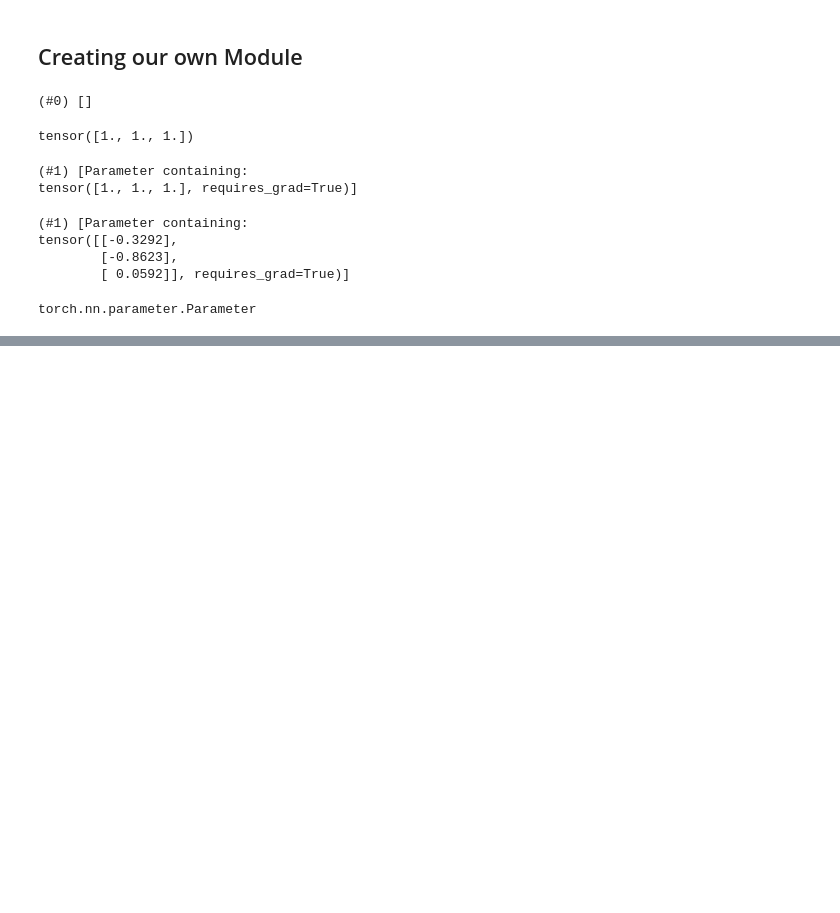
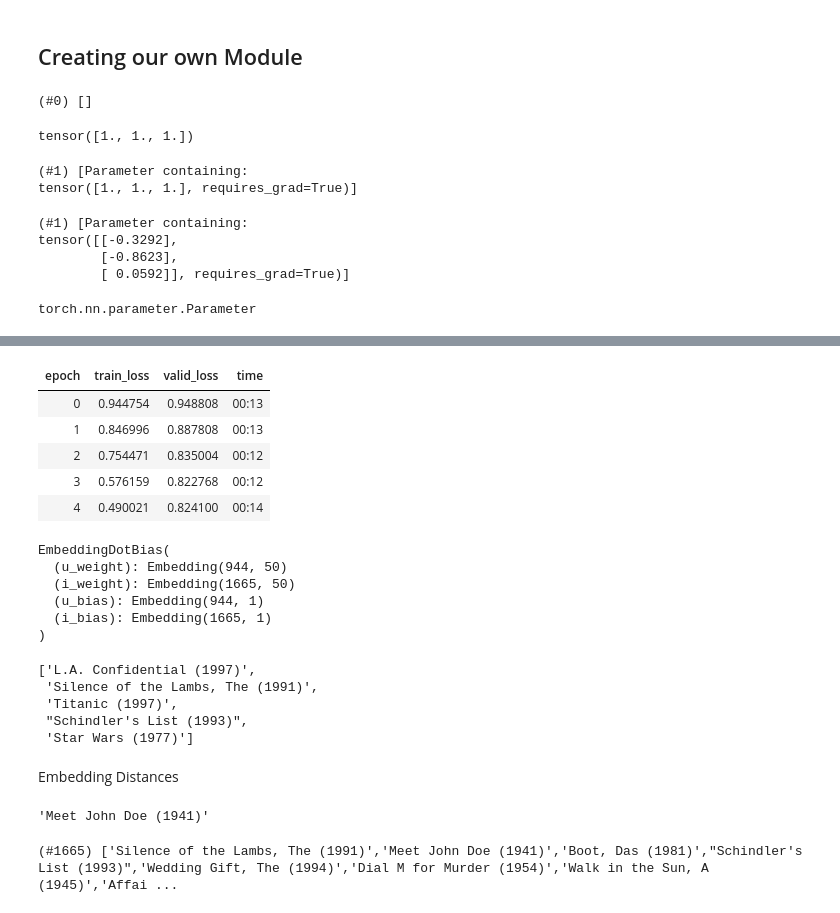
Before and after one commit to mtm-007/Recommeder-Systems, a Jupyter notebook: colabrative_filterig_fastai.ipynb, the cells around one changed output, grey strips where cells are left out. Saved outputs shown, nothing was run; the diff lists cells and outputs as text; code cells hidden in the pictures; blank space fills up the shorter version.

Commit message:
embeddings

```diff
--- a/colabrative_filterig_fastai.ipynb
+++ b/colabrative_filterig_fastai.ipynb
@@ -254,0 +320,45 @@ Learn.fit_one_cycle(5,5e-3,wd=0.1)
+# %%
+learn = collab_learner(dls,n_factors=50,y_range=(0,5.5))
+# %%
+learn.fit_one_cycle(5,5e-3,wd=0.1)
+# %% [output]
+| epoch | train_loss | valid_loss | time |
+| 0 | 0.944754 | 0.948808 | 00:13 |
+| 1 | 0.846996 | 0.887808 | 00:13 |
+| 2 | 0.754471 | 0.835004 | 00:12 |
+| 3 | 0.576159 | 0.822768 | 00:12 |
+| 4 | 0.490021 | 0.824100 | 00:14 |
+# %%
+learn.model
+# %% [output]
+EmbeddingDotBias(
+  (u_weight): Embedding(944, 50)
+  (i_weight): Embedding(1665, 50)
+  (u_bias): Embedding(944, 1)
+  (i_bias): Embedding(1665, 1)
+)
+# %%
+movie_bias = learn.model.i_bias.weight.squeeze()
+idx = movie_bias.argsort(descending=True)[:5]
+[dls.classes['title'][i] for i in idx]
+# %% [output]
+['L.A. Confidential (1997)',
+ 'Silence of the Lambs, The (1991)',
+ 'Titanic (1997)',
+ "Schindler's List (1993)",
+ 'Star Wars (1977)']
+# %% [markdown]
+Embedding Distances
+# %%
+movie_factor = learn.model.i_weight.weight
+idx = dls.classes['title'].o2i['Silence of the Lambs, The (1991)']
+distances = nn.CosineSimilarity(dim=1)(movie_factor,movie_factor[idx][None])
+idx = distances.argsort(descending=True)[1]
+dls.classes['title'][idx]
+# %% [output]
+'Meet John Doe (1941)'
+# %%
+idx = distances.argsort(descending=True)
+dls.classes['title'][idx]
+# %% [output]
+(#1665) ['Silence of the Lambs, The (1991)','Meet John Doe (1941)','Boot, Das (1981)',"Schindler's List (1993)",'Wedding Gift, The (1994)','Dial M for Murder (1954)','Walk in the Sun, A (1945)','Affai ...
```
Also changed, not shown: parts of 14 cells of this notebook.
